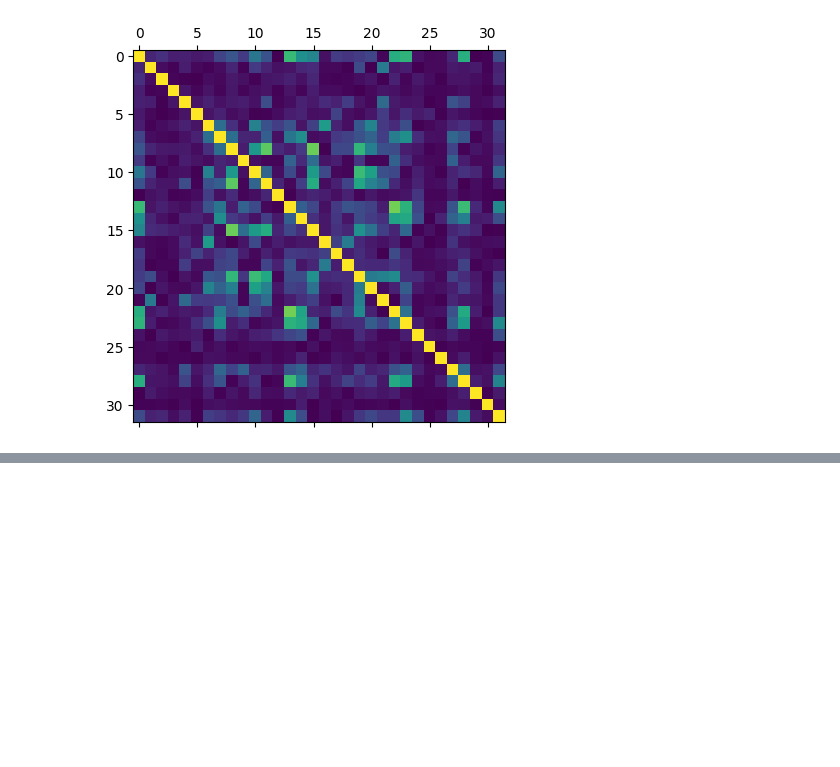
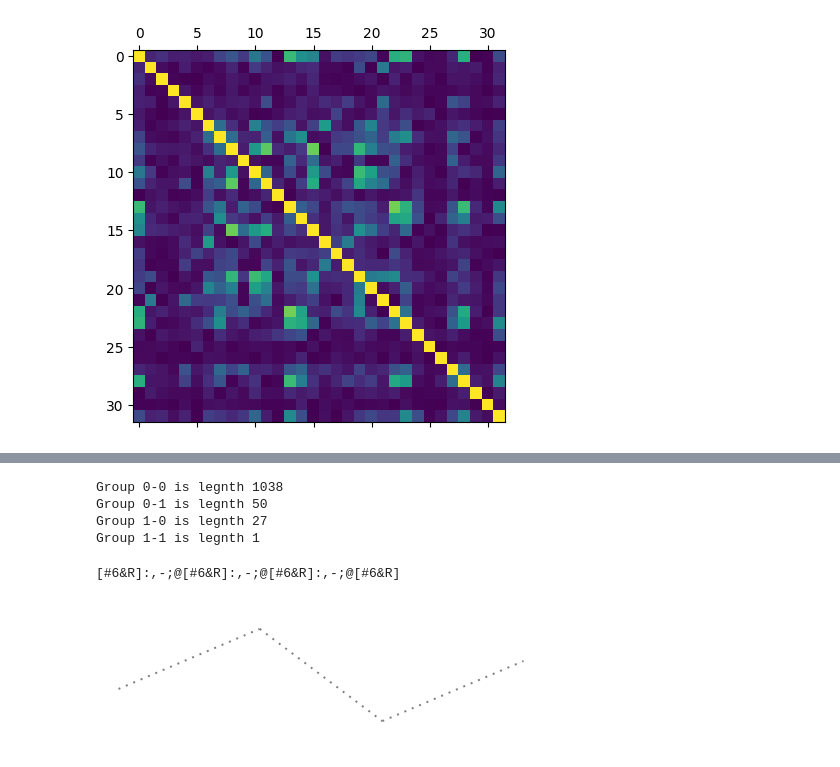
Before and after one commit to Floris-DW/8CC00group7, a Jupyter notebook: EDA & preprocessing.ipynb, the cells around one changed output, grey strips where cells are left out. Saved outputs shown, nothing was run; the diff lists cells and outputs as text; code cells hidden in the pictures; blank space fills up the shorter version.

```diff
--- a/EDA & preprocessing.ipynb
+++ b/EDA & preprocessing.ipynb
@@ -272,6 +272,3 @@ z_scores.head(100)
 100 rows × 210 columns
 # %%
 # 3. Identification of structure-activity relationships, e.g., using ML concepts or insights from EDA.
-# %%
-df_tested = tested.set_index('SMILES')
-df_tested.loc[df['PKM2_inhibition'] == 1]
@@ -436,0 +469,29 @@ df_cleaned_mqn.to_csv("data/cleaned_mqn.csv")
+# %%
+g00 = tested.loc[(tested['PKM2_inhibition'] == 0) & (tested['ERK2_inhibition'] == 0)]
+g01 = tested.loc[(tested['PKM2_inhibition'] == 0) & (tested['ERK2_inhibition'] == 1)]
+g10 = tested.loc[(tested['PKM2_inhibition'] == 1) & (tested['ERK2_inhibition'] == 0)]
+g11 = tested.loc[(tested['PKM2_inhibition'] == 1) & (tested['ERK2_inhibition'] == 1)]
+print(f"""
+Group 0-0 is legnth {len(g00)}
+Group 0-1 is legnth {len(g01)}
+Group 1-0 is legnth {len(g10)}
+Group 1-1 is legnth {len(g11)}
+""")
+# %% [output]
+Group 0-0 is legnth 1038
+Group 0-1 is legnth 50
+Group 1-0 is legnth 27
+Group 1-1 is legnth 1
+# %%
+from rdkit.Chem import rdFMCS
+smiles = g10["SMILES"]
+
+mols = [Chem.MolFromSmiles(smi) for smi in smiles]
+
+res = rdFMCS.FindMCS(mols, ringMatchesRingOnly=True)
+print(res.smartsString)
+res_mol = Chem.MolFromSmarts(res.smartsString)
+res_mol
+# %% [output]
+[#6&R]:,-;@[#6&R]:,-;@[#6&R]:,-;@[#6&R]
+[figure, added]
```
Also changed, not shown: parts of 17 cells of this notebook, 4 other files.
